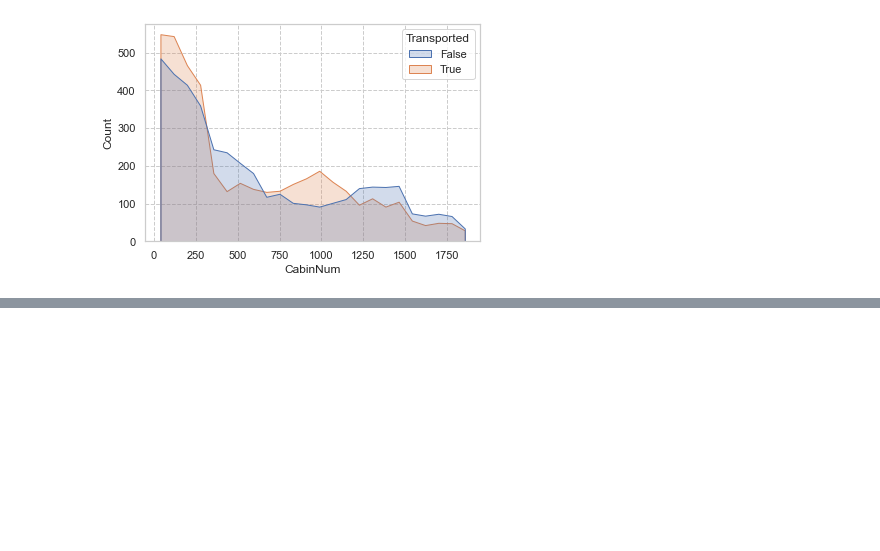
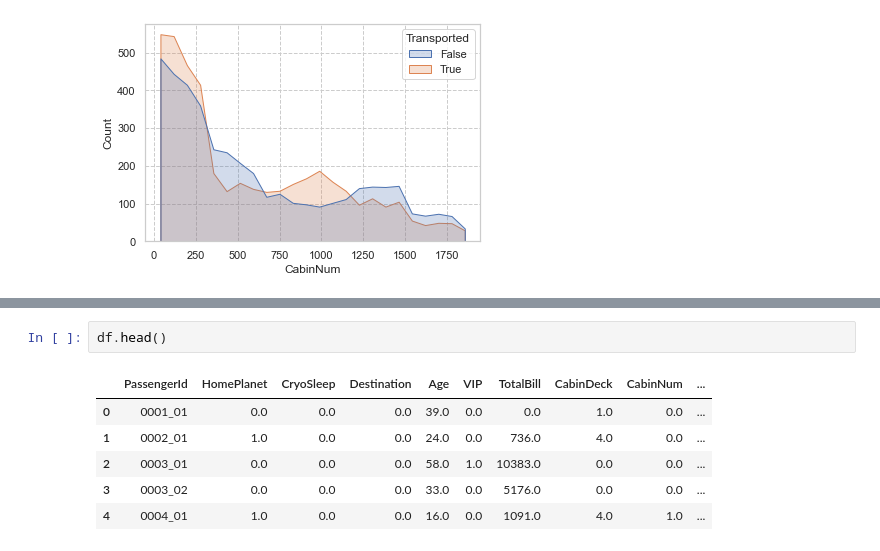
Before and after one commit to yumion/spaceship-titanic, a Jupyter notebook: src/analysis/atsushi_eda.ipynb, the cells around one changed output, grey strips where cells are left out. Saved outputs shown, nothing was run; the diff lists cells and outputs as text; blank space fills up the shorter version.

```diff
--- a/src/analysis/atsushi_eda.ipynb
+++ b/src/analysis/atsushi_eda.ipynb
@@ -311,0 +382,9 @@ sns.histplot(x='CabinNum', data=data, hue='Transported', element='poly')
+# %%
+df.head()
+# %% [output]
+|  | PassengerId | HomePlanet | CryoSleep | Destination | Age | VIP | TotalBill | CabinDeck | CabinNum | ... |
+| 0 | 0001_01 | 0.0 | 0.0 | 0.0 | 39.0 | 0.0 | 0.0 | 1.0 | 0.0 | ... |
+| 1 | 0002_01 | 1.0 | 0.0 | 0.0 | 24.0 | 0.0 | 736.0 | 4.0 | 0.0 | ... |
+| 2 | 0003_01 | 0.0 | 0.0 | 0.0 | 58.0 | 1.0 | 10383.0 | 0.0 | 0.0 | ... |
+| 3 | 0003_02 | 0.0 | 0.0 | 0.0 | 33.0 | 0.0 | 5176.0 | 0.0 | 0.0 | ... |
+| 4 | 0004_01 | 1.0 | 0.0 | 0.0 | 16.0 | 0.0 | 1091.0 | 4.0 | 1.0 | ... |
```
Also changed, not shown: parts of 14 cells of this notebook, 2 other files.
